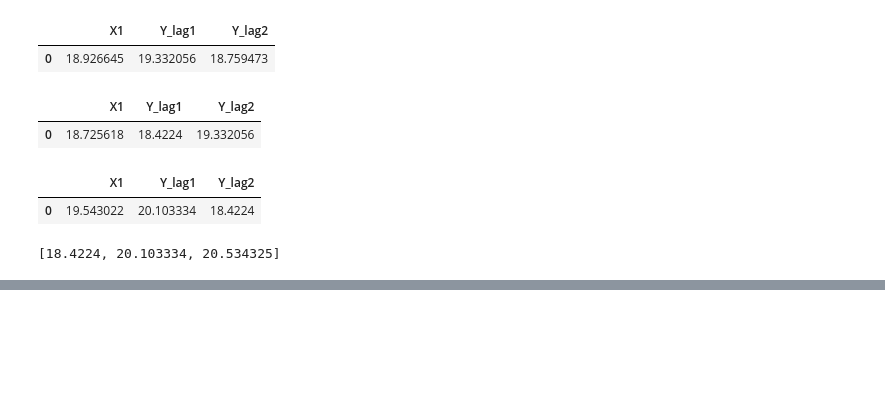
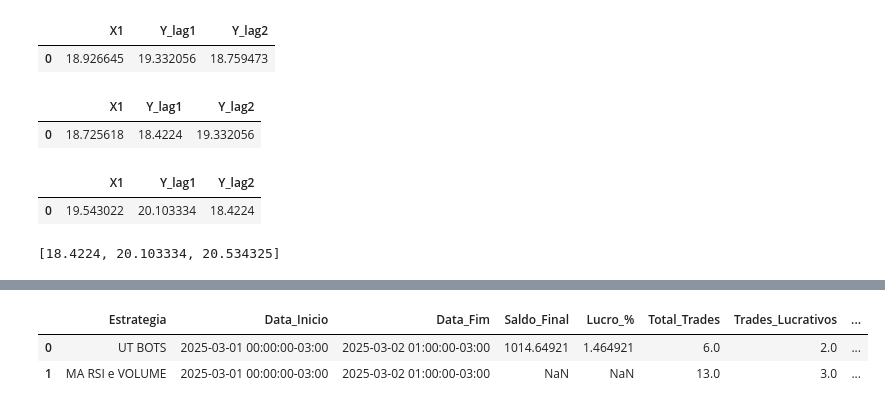
Before and after one commit to GabrielGabes/Projeto-Cripto, a Jupyter notebook: RoboTraderBinance_1_4b/src/teste.ipynb, the cells around one changed output, grey strips where cells are left out. Drawn from its saved outputs; the diff is of its cells as text; code cells hidden in the pictures; blank space fills up the shorter version.

```diff
--- a/RoboTraderBinance_1_4b/src/teste.ipynb
+++ b/RoboTraderBinance_1_4b/src/teste.ipynb
@@ -105,0 +153,7 @@ df[['Estrategia','Tempo_Simulacao']].sort_values(by=['Estrategia','Tempo_Simulac
+# %%
+df = pd.read_parquet(r"C:\Users\gabri\OneDrive\Documentos\Criptos\Analises\202507\dados_prices_metrics\DADOS_SIMULADOS_TESTE.parquet")
+df.head(2)
+# %% [output]
+|  | Estrategia | Data_Inicio | Data_Fim | Saldo_Final | Lucro_% | Total_Trades | Trades_Lucrativos | ... |
+| 0 | UT BOTS | 2025-03-01 00:00:00-03:00 | 2025-03-02 01:00:00-03:00 | 1014.64921 | 1.464921 | 6.0 | 2.0 | ... |
+| 1 | MA RSI e VOLUME | 2025-03-01 00:00:00-03:00 | 2025-03-02 01:00:00-03:00 | NaN | NaN | 13.0 | 3.0 | ... |
```
Also changed, not shown: parts of 11 cells of this notebook, 38 other files.
